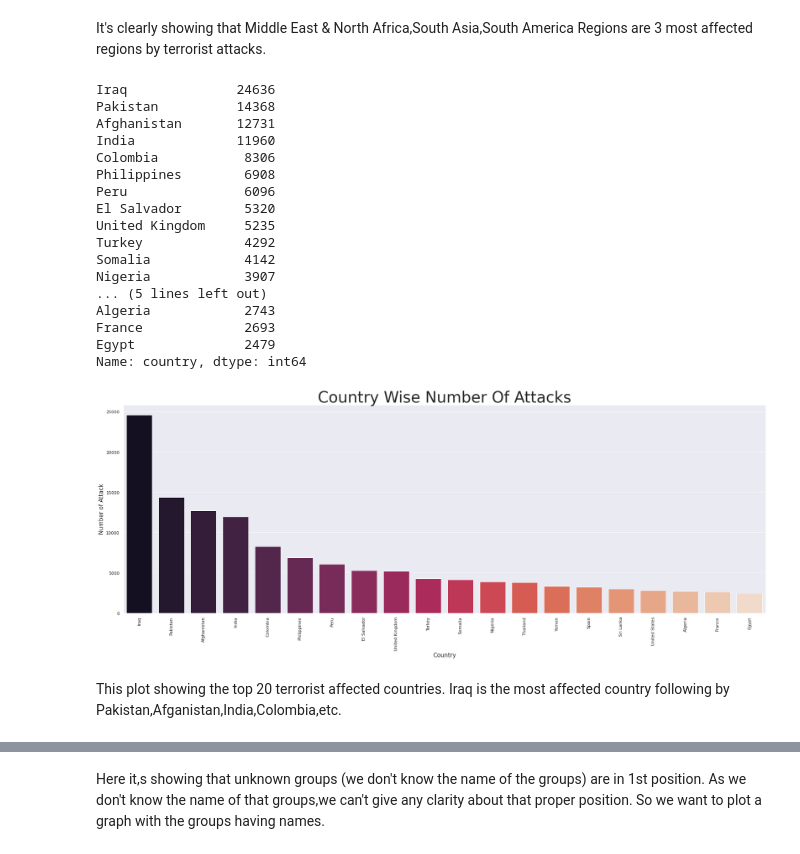
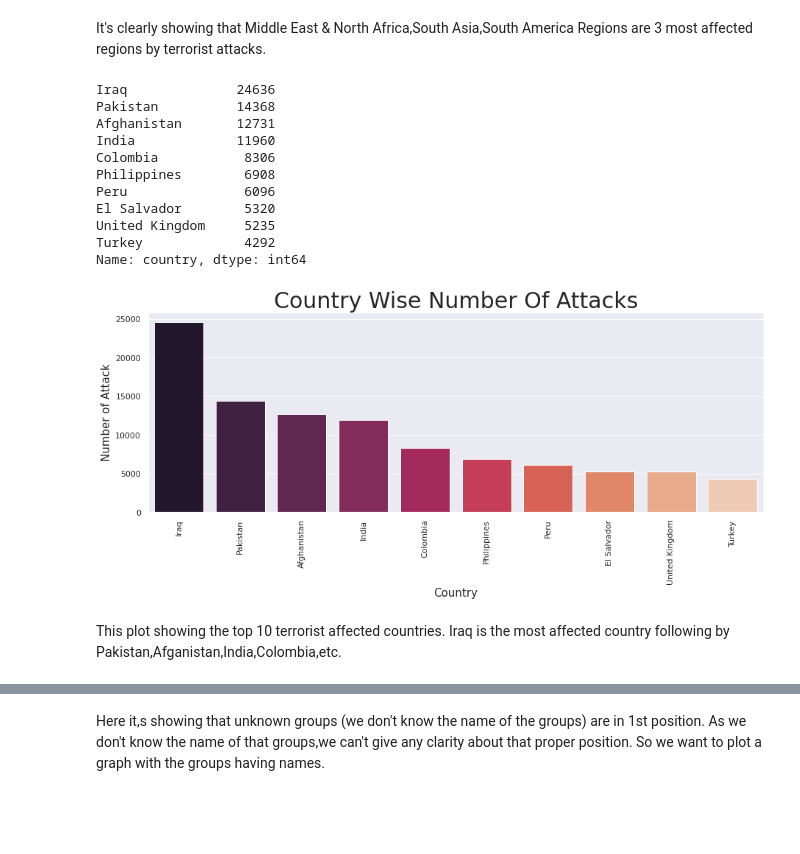
Before and after one commit to jogapritam/Global-Terrorism-Analysis, a Jupyter notebook: Global_Terrorism_Analysis_Capstone_Project.ipynb, the cells around one changed output, grey strips where cells are left out. Cells and saved outputs as stored; diff of their text form; code cells hidden in the pictures; blank space fills up the shorter version.

```diff
--- a/Global_Terrorism_Analysis_Capstone_Project.ipynb
+++ b/Global_Terrorism_Analysis_Capstone_Project.ipynb
@@ -138,7 +138,7 @@ df.shape
 ## *New Data Preparation By Cleaning Old Data*
 # %%
 #create a new column named casualities
-df['casualities']=df['nwound']+df['nkill']
+df['casualties']=df['nwound']+df['nkill']
 # %%
 #after adding new column, dimention of dataframe will change
 df.shape
@@ -147,7 +147,7 @@ df.shape
 # %%
 #we want to keep only few columns as per our requirement
 
-gtd_df = df[['iyear','imonth','iday','region_txt','country_txt','provstate','latitude','longitude','success','attacktype1_txt','targtype1_txt','target1','weaptype1_txt','gname','suicide','nkill','nwound','casualities','nkillter','summary','motive','propextent','dbsource']]
+gtd_df = df[['iyear','imonth','iday','region_txt','country_txt','provstate','latitude','longitude','success','attacktype1_txt','targtype1_txt','target1','weaptype1_txt','gname','suicide','nkill','nwound','casualties','nkillter','summary','motive','propextent','dbsource']]
 # %%
 #renaming the required columns for easy readability
 
@@ -377,8 +376,8 @@ plt.show()
 # %% [markdown]
 It's clearly showing that Middle East & North Africa,South Asia,South America Regions are 3 most affected regions by terrorist attacks.
 # %%
-#we want to know the top 20 highest affected countries
-top20_affected_countries = gtd_df["country"].value_counts()[:20]
+#we want to know the top 10 highest affected countries
+top20_affected_countries = gtd_df["country"].value_counts()[:10]
 top20_affected_countries
 # %% [output]
 Iraq              24636
@@ -391,26 +390,20 @@ Peru               6096
 El Salvador        5320
 United Kingdom     5235
 Turkey             4292
-Somalia            4142
-Nigeria            3907
-... (5 lines left out)
-Algeria            2743
-France             2693
-Egypt              2479
 Name: country, dtype: int64
 # %%
-plt.figure(figsize=(30,10))
+plt.figure(figsize=(15,5))
 sns.set_theme(style="darkgrid",context='notebook')
 
-sns.barplot(x=gtd_df['country'].value_counts()[:20].index,
-            y=gtd_df['country'].value_counts()[:20].values,palette='rocket')
+sns.barplot(x=gtd_df['country'].value_counts()[:10].index,
+            y=gtd_df['country'].value_counts()[:10].values,palette='rocket')
 
-plt.title('Country Wise Number Of Attacks',size=40)
+plt.title('Country Wise Number Of Attacks',size=30)
 plt.xlabel('Country',size=15)
 plt.ylabel('Number of Attack',size=15)
 plt.xticks(rotation=90)
 plt.show()
 # %% [output]
-[figure, old version]
+[figure, new version]
 # %% [markdown]
-This plot showing the top 20 terrorist affected countries. Iraq is the most affected country following by Pakistan,Afganistan,India,Colombia,etc.
+This plot showing the top 10 terrorist affected countries. Iraq is the most affected country following by Pakistan,Afganistan,India,Colombia,etc.
```
Also changed, not shown: parts of 23 cells of this notebook.
